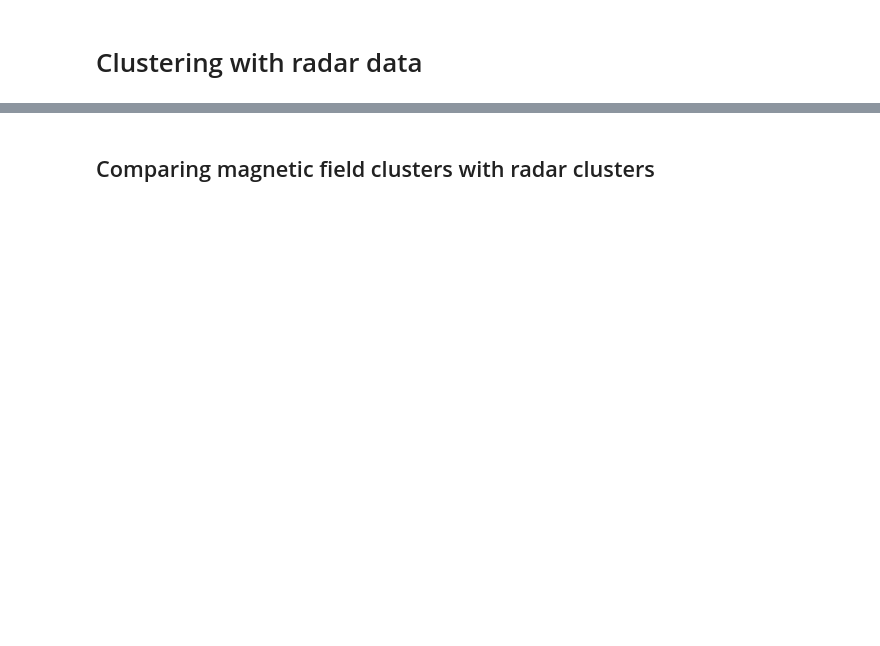
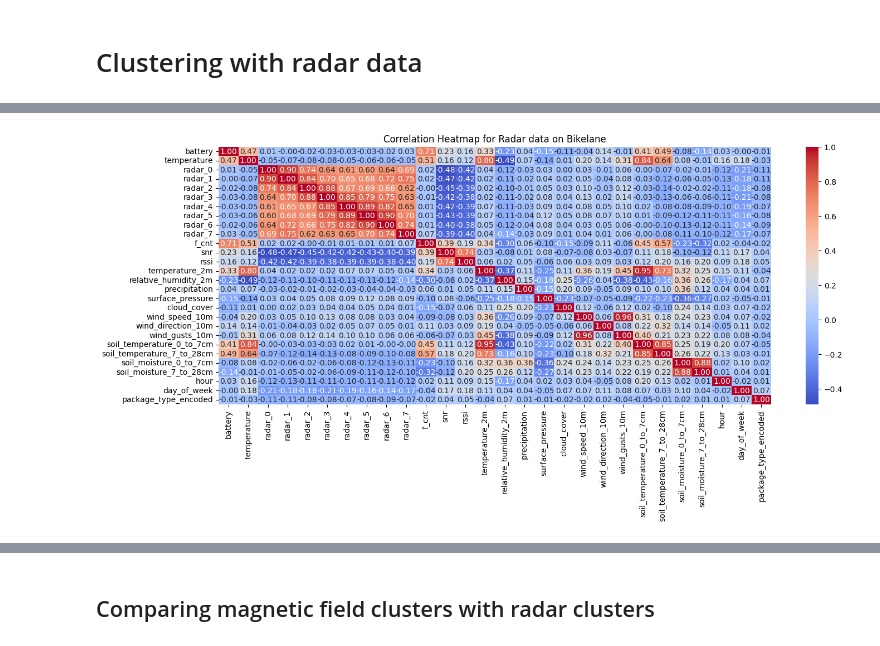
Before and after one commit to annikaijak/2nd_semester_project, a Jupyter notebook: notebooks/eda/EDA_MAG_VS_RAD_clustering.ipynb, the cells around one changed output, grey strips where cells are left out. Cells and saved outputs as stored; diff of their text form; code cells hidden in the pictures; blank space fills up the shorter version.

```diff
--- a/notebooks/eda/EDA_MAG_VS_RAD_clustering.ipynb
+++ b/notebooks/eda/EDA_MAG_VS_RAD_clustering.ipynb
@@ -139,6 +159,10 @@ df_building = df_building.copy() #dealing with an error
 df_bikelane = df_bikelane.copy() #dealing with an error
 df_building['radar_cluster'] = building_radar['radar_cluster']
 df_bikelane['radar_cluster'] = bikelane_radar['radar_cluster']
+# %%
+# Renaming the cluster labels to 'detection' and 'no_detection'
+df_building['radar_cluster'].replace({0: 'no_detection', 1: 'detection'}, inplace=True)
+df_bikelane['radar_cluster'].replace({0: 'no_detection', 1: 'detection'}, inplace=True)
 # %%
 df_building['radar_cluster'].value_counts()
 # %% [output]
@@ -148 +172,12 @@ radar_cluster
 Name: count, dtype: int64
+# %%
+# Calculating correlation matrix with all the values that are not categorical
+cm_radar_bikelane = df_bikelane[['battery', 'temperature', 'radar_0', 'radar_1', 'radar_2', 'radar_3', 'radar_4', 'radar_5', 'radar_6', 'radar_7', 'f_cnt', 'snr', 'rssi', "temperature_2m", "relative_humidity_2m", "precipitation", "surface_pressure", "cloud_cover", "wind_speed_10m", "wind_direction_10m", "wind_gusts_10m", "soil_temperature_0_to_7cm", "soil_temperature_7_to_28cm", "soil_moisture_0_to_7cm", "soil_moisture_7_to_28cm", 'hour', 'day_of_week', 'package_type_encoded']].corr()
+
+# Plotting heatmap
+plt.figure(figsize=(16, 6))
+sns.heatmap(cm_radar_bikelane, annot=True, cmap='coolwarm', fmt=".2f")
+plt.title('Correlation Heatmap for Radar data on Bikelane')
+plt.show()
+# %% [output]
+[figure, added]
```
Also changed, not shown: parts of 9 cells of this notebook, 6 other files.
